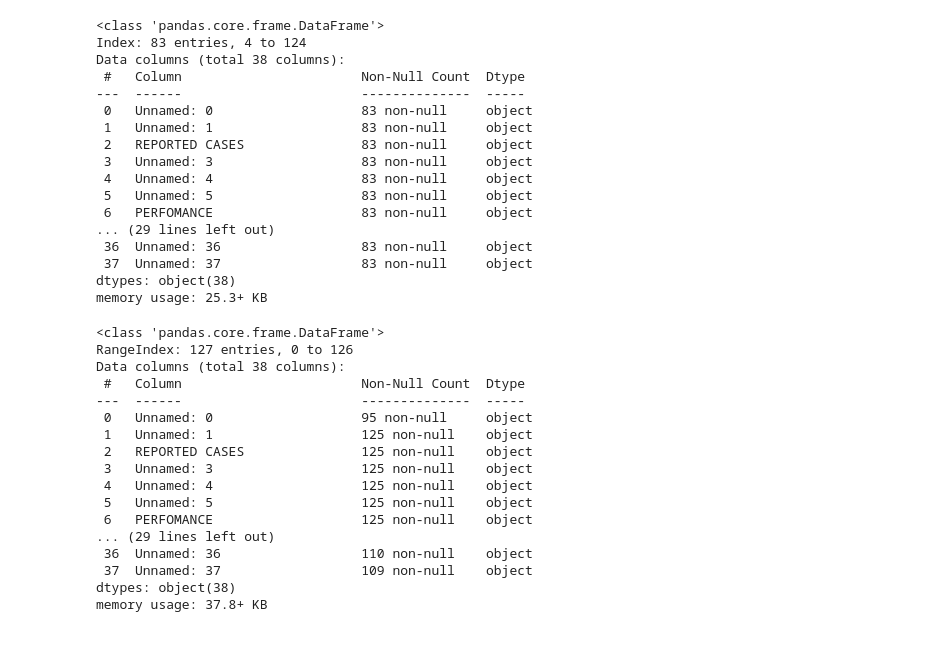
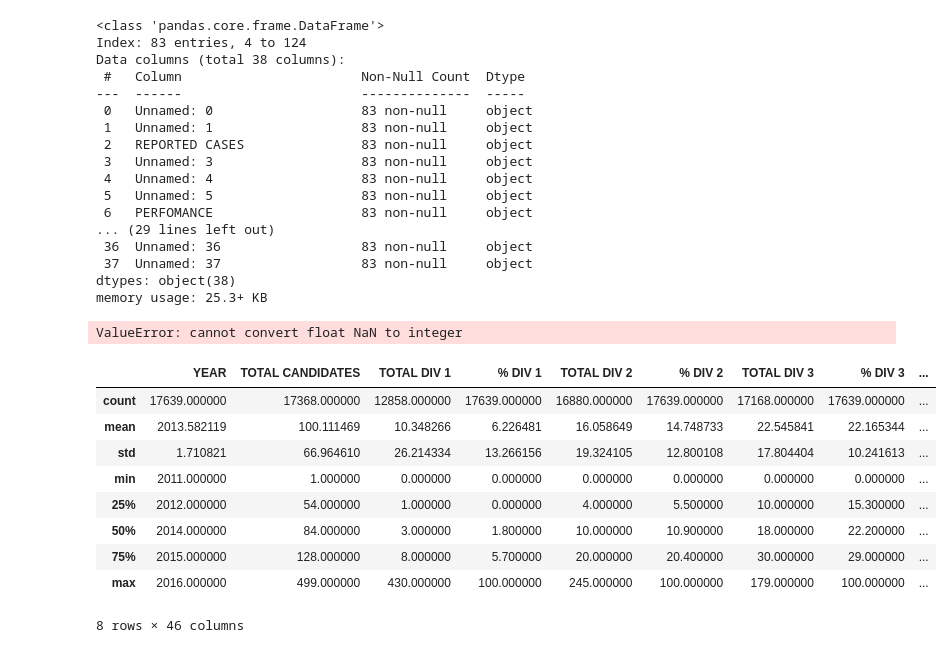
Before and after one commit to SoccerDevC/Learn-Python, a Jupyter notebook: Jeff/day 8/serumaga_conrad_david_morning_day8.ipynb, the cells around one changed output. Cells and saved outputs as stored; diff of their text form; code cells hidden in the pictures.

```diff
--- a/Jeff/day 8/serumaga_conrad_david_morning_day8.ipynb
+++ b/Jeff/day 8/serumaga_conrad_david_morning_day8.ipynb
@@ -99,26 +99,10 @@ Data columns (total 38 columns):
 dtypes: object(38)
 memory usage: 25.3+ KB
 # %%
-crime_csv.astype(str)
+crime_csv.astype(int)
 crime_csv.info()
 # %% [output]
-<class 'pandas.core.frame.DataFrame'>
-RangeIndex: 127 entries, 0 to 126
-Data columns (total 38 columns):
- #   Column                       Non-Null Count  Dtype
----  ------                       --------------  -----
- 0   Unnamed: 0                   95 non-null     object
- 1   Unnamed: 1                   125 non-null    object
- 2   REPORTED CASES               125 non-null    object
- 3   Unnamed: 3                   125 non-null    object
- 4   Unnamed: 4                   125 non-null    object
- 5   Unnamed: 5                   125 non-null    object
- 6   PERFOMANCE                   125 non-null    object
-... (29 lines left out)
- 36  Unnamed: 36                  110 non-null    object
- 37  Unnamed: 37                  109 non-null    object
-dtypes: object(38)
-memory usage: 37.8+ KB
+ValueError: cannot convert float NaN to integer
 # %%
 #Statistics for Data Science
 #Descriptive Statistics, measure central Tendency(Mean, median, mode) Measure dispersion (standard)
@@ -139,2 +124,16 @@ memory usage: 37.8+ KB
 # %%
 import matplotlib.pyplot as plt
+# %%
+uneb = pd.read_csv('UceResultsBySchool2011-2016.csv')
+uneb.describe()
+# %% [output]
+|  | YEAR | TOTAL CANDIDATES | TOTAL DIV 1 | % DIV 1 | TOTAL DIV 2 | % DIV 2 | TOTAL DIV 3 | % DIV 3 | ... |
+| count | 17639.000000 | 17368.000000 | 12858.000000 | 17639.000000 | 16880.000000 | 17639.000000 | 17168.000000 | 17639.000000 | ... |
+| mean | 2013.582119 | 100.111469 | 10.348266 | 6.226481 | 16.058649 | 14.748733 | 22.545841 | 22.165344 | ... |
+| std | 1.710821 | 66.964610 | 26.214334 | 13.266156 | 19.324105 | 12.800108 | 17.804404 | 10.241613 | ... |
+| min | 2011.000000 | 1.000000 | 0.000000 | 0.000000 | 0.000000 | 0.000000 | 0.000000 | 0.000000 | ... |
+| 25% | 2012.000000 | 54.000000 | 1.000000 | 0.000000 | 4.000000 | 5.500000 | 10.000000 | 15.300000 | ... |
+| 50% | 2014.000000 | 84.000000 | 3.000000 | 1.800000 | 10.000000 | 10.900000 | 18.000000 | 22.200000 | ... |
+| 75% | 2015.000000 | 128.000000 | 8.000000 | 5.700000 | 20.000000 | 20.400000 | 30.000000 | 29.000000 | ... |
+| max | 2016.000000 | 499.000000 | 430.000000 | 100.000000 | 245.000000 | 100.000000 | 179.000000 | 100.000000 | ... |
+8 rows × 46 columns
```
Also changed, not shown: parts of 4 cells of this notebook, 6 other files.
